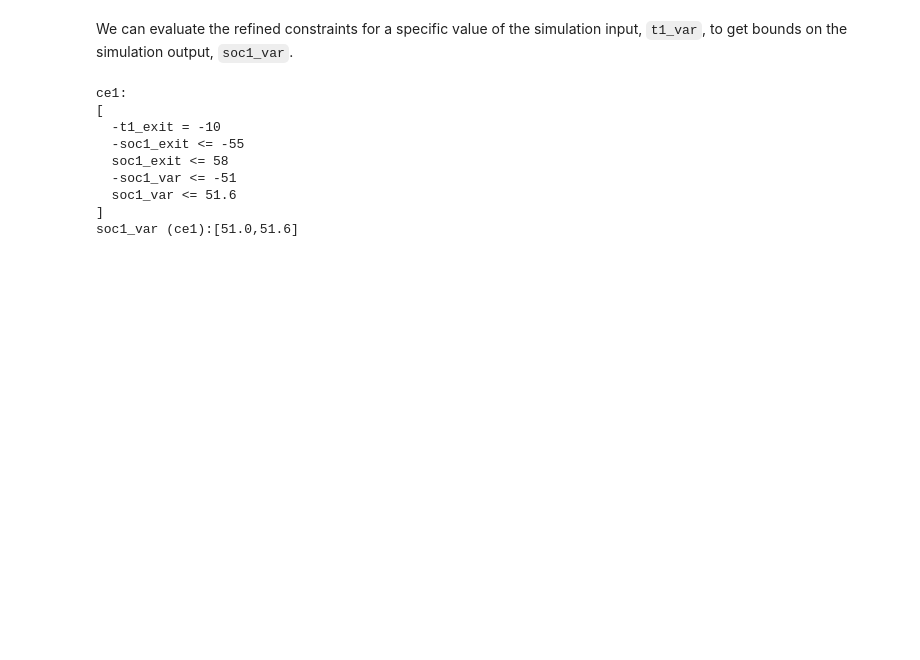
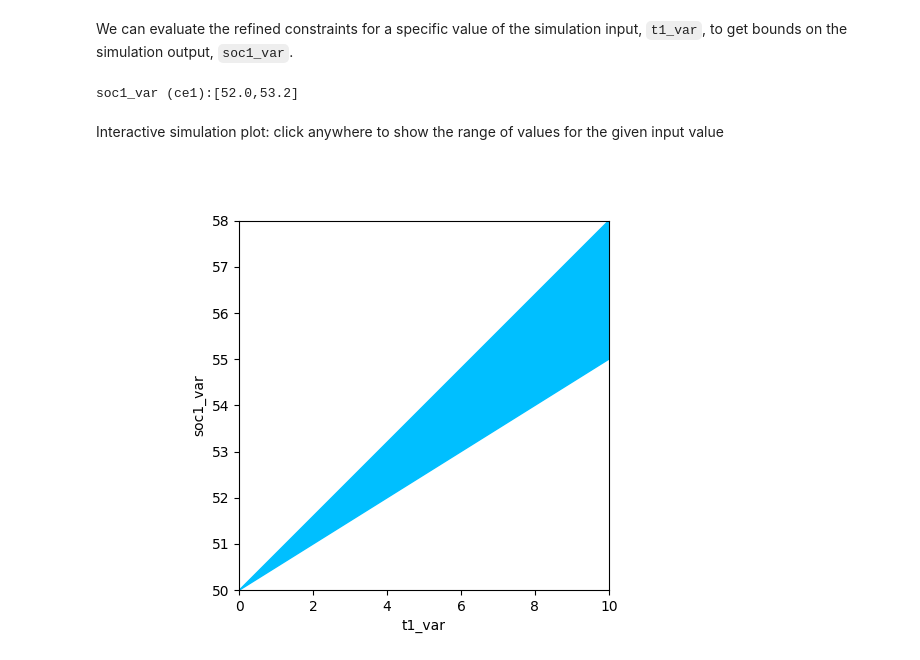
Before and after one commit to iincer/cs-simulation, a Jupyter notebook: test1.ipynb, the cells around one changed output. Saved outputs shown, nothing was run; the diff lists cells and outputs as text; code cells hidden in the pictures; blank space fills up the shorter version.

Commit message:
Added interactive simulation plot.

```diff
--- a/test1.ipynb
+++ b/test1.ipynb
@@ -51,9 +53,12 @@ We can refine this list of constraints in a particular context of values for the
 # %%
-ce: PolyhedralTermList = constraints.evaluate({
+ce: PolyhedralTermList = constraints \
+.evaluate({
     Var("duration1"): 10.0,
     Var("t1_entry"): 0,
     Var("soc1_entry"): 50.0,
-}).simplify()
+}) \
+.simplify() \
+.elim_vars_by_relaxing(context=PolyhedralTermList([]), vars_to_elim=[Var("soc1_exit"), Var("t1_exit")])
 print(f"ce:\n{ce}")
 # %% [output]
 ce:
@@ -79,18 +80,17 @@ t1_var:[0.0,10.0]
 soc1_var (ce) :[50.0,58.0]
 # %% [markdown]
 We can evaluate the refined constraints for a specific value of the simulation input, `t1_var`, to get bounds on the simulation output, `soc1_var`.
-# %%
-ce1: PolyhedralTermList = ce.evaluate({Var("t1_var"): 2.0}).simplify()
-print(f"ce1:\n{ce1}")
-soc1_var_min, soc1_var_max = get_bounds(ce1, "soc1_var")
-print(f"soc1_var (ce1):[{soc1_var_min},{soc1_var_max}]")
-# %% [output]
-ce1:
-[
-  -t1_exit = -10
-  -soc1_exit <= -55
-  soc1_exit <= 58
-  -soc1_var <= -51
-  soc1_var <= 51.6
-]
-soc1_var (ce1):[51.0,51.6]
+# %%
+x_var=Var("t1_var")
+y_var=Var("soc1_var")
+
+soc1_var_min, soc1_var_max = calculate_output_bounds_for_input_value(ce, {x_var: 4.0}, y_var)
+print(f"soc1_var (ce1):[{soc1_var_min},{soc1_var_max}]")
+# %% [output]
+soc1_var (ce1):[52.0,53.2]
+# %% [markdown]
+Interactive simulation plot: click anywhere to show the range of values for the given input value
+# %%
+fig = plot_input_output_polyhedral_term_list(ce, x_var, y_var)
+# %% [output]
+[figure, added]
```
Also changed, not shown: parts of 5 cells of this notebook, 1 other file.
